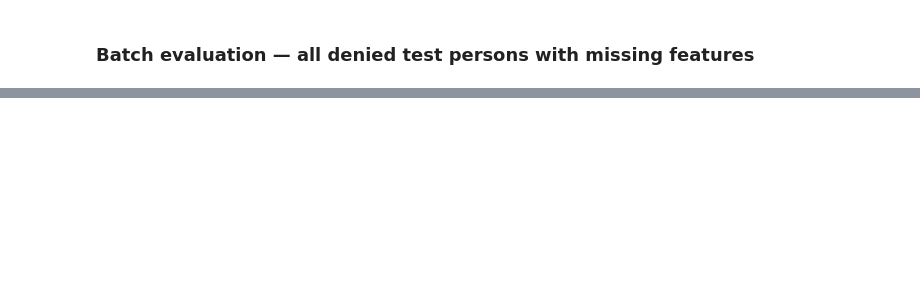
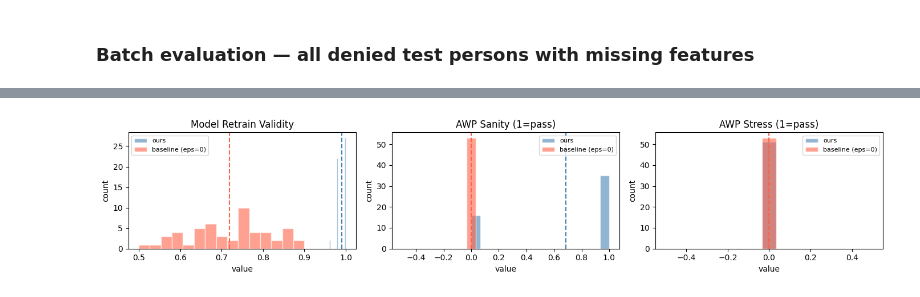
Before and after one commit to Ndgandhi23/Robust-Recourse-Under-Missingness, a Jupyter notebook: main.ipynb, the cells around one changed output, grey strips where cells are left out. Cells and saved outputs as stored; diff of their text form; code cells hidden in the pictures; blank space fills up the shorter version.

```diff
--- a/main.ipynb
+++ b/main.ipynb
@@ -359,0 +469,83 @@ awp pass rate    : 1.000  (53/53 pass)
+# %%
+baseline_results = []
+
+for idx in denied_all:
+    x0_b, xi0_b = X[idx], Xi[idx]
+
+    r_b, delta_b, cost_b, _, mu_b, Sigma_b, draws_b, rho_opt_b = beam_search(
+        x0_b, xi0_b,
+        theta_hat, hessian_matrix,
+        mice_imputer,
+        epsilon      = 0.0,
+        rho_coverage = rho_coverage,
+        kappa        = kappa,
+        J_edit       = J_edit,
+        tau          = 0.0,
+        beam_width   = beam_width,
+        K_max        = K_max,
+        K_mice       = K_mice,
+        x_min        = x0_b - delta_max,
+        x_max        = x0_b + delta_max,
+        verbose      = False,
+    )
+
+    if r_b is None:
+        baseline_results.append({"idx": idx, "feasible": False, "rr": None,
+                                  "awp": None, "awp_stress": None})
+        continue
+
+    rho_stress_b = calibrate_rho(draws_b, mu_b, Sigma_b, stress_coverage)
+
+    rr_b = model_retrain_validity(
+        X_train, Xi_train, y_train,
+        x0_b, delta_b, xi0_b, r_b, mu_b, n_models=50,
+    )
+    awp_b, _ = awp_validity(
+        theta_hat, hessian_matrix,
+        x0_b, delta_b, xi0_b, r_b, mu_b, Sigma_b,
+        epsilon_eval=epsilon, rho_eval=rho_opt_b,
+    )
+    awp_stress_b, _ = awp_validity(
+        theta_hat, hessian_matrix,
+        x0_b, delta_b, xi0_b, r_b, mu_b, Sigma_b,
+        epsilon_eval=epsilon_eval, rho_eval=rho_stress_b,
+    )
+
+    baseline_results.append({"idx": idx, "feasible": True, "cost": cost_b,
+                              "rr": rr_b, "awp": awp_b, "awp_stress": awp_stress_b})
+
+# ── comparison summary ────────────────────────────────────────────────────────
+b_feasible = [r for r in baseline_results if r["feasible"]]
+n_b        = len(b_feasible)
+
+ours_rr     = [r["rr"]         for r in feasible]
+ours_awp    = [r["awp"]        for r in feasible]
+ours_awp_st = [r["awp_stress"] for r in feasible]
+base_rr     = [r["rr"]         for r in b_feasible]
+base_awp    = [r["awp"]        for r in b_feasible]
+base_awp_st = [r["awp_stress"] for r in b_feasible]
+
+print(f"{'':30s} {'ours':>10s} {'baseline (eps=0)':>16s}")
+print(f"{'feasibility rate':30s} {len(feasible)/len(batch_results):>10.3f} {n_b/len(baseline_results):>16.3f}")
+print(f"{'model retrain validity (mean)':30s} {np.mean(ours_rr):>10.3f} {np.mean(base_rr):>16.3f}")
+print(f"{'awp sanity pass rate':30s} {np.mean(ours_awp):>10.3f} {np.mean(base_awp):>16.3f}")
+print(f"{'awp stress pass rate':30s} {np.mean(ours_awp_st):>10.3f} {np.mean(base_awp_st):>16.3f}")
+
+fig, axes = plt.subplots(1, 3, figsize=(14, 3))
+for ax, o_vals, b_vals, title in zip(
+    axes,
+    [ours_rr, [float(v) for v in ours_awp], [float(v) for v in ours_awp_st]],
+    [base_rr, [float(v) for v in base_awp], [float(v) for v in base_awp_st]],
+    ["Model Retrain Validity", "AWP Sanity (1=pass)", "AWP Stress (1=pass)"],
+):
+    ax.hist(o_vals, bins=15, alpha=0.6, color='steelblue', label='ours', edgecolor='white')
+    ax.hist(b_vals, bins=15, alpha=0.6, color='tomato',    label='baseline (eps=0)', edgecolor='white')
+    ax.axvline(np.mean(o_vals), color='steelblue', linestyle='--', linewidth=1.5)
+    ax.axvline(np.mean(b_vals), color='tomato',    linestyle='--', linewidth=1.5)
+    ax.set_title(title)
+    ax.set_xlabel('value')
+    ax.set_ylabel('count')
+    ax.legend(fontsize=8)
+plt.tight_layout()
+plt.show()
+# %% [output]
@@ -359,0 +557 @@ awp pass rate    : 1.000  (53/53 pass)
+[figure, added]
```
Also changed, not shown: parts of 11 cells of this notebook, 7 other files.
